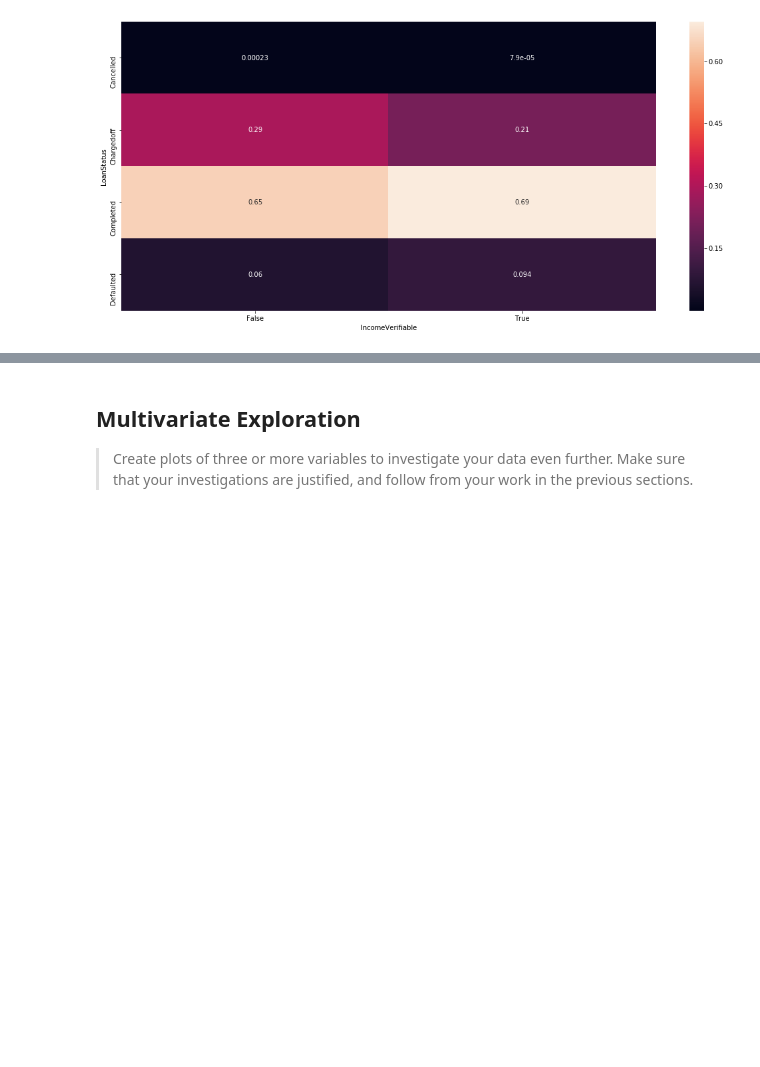
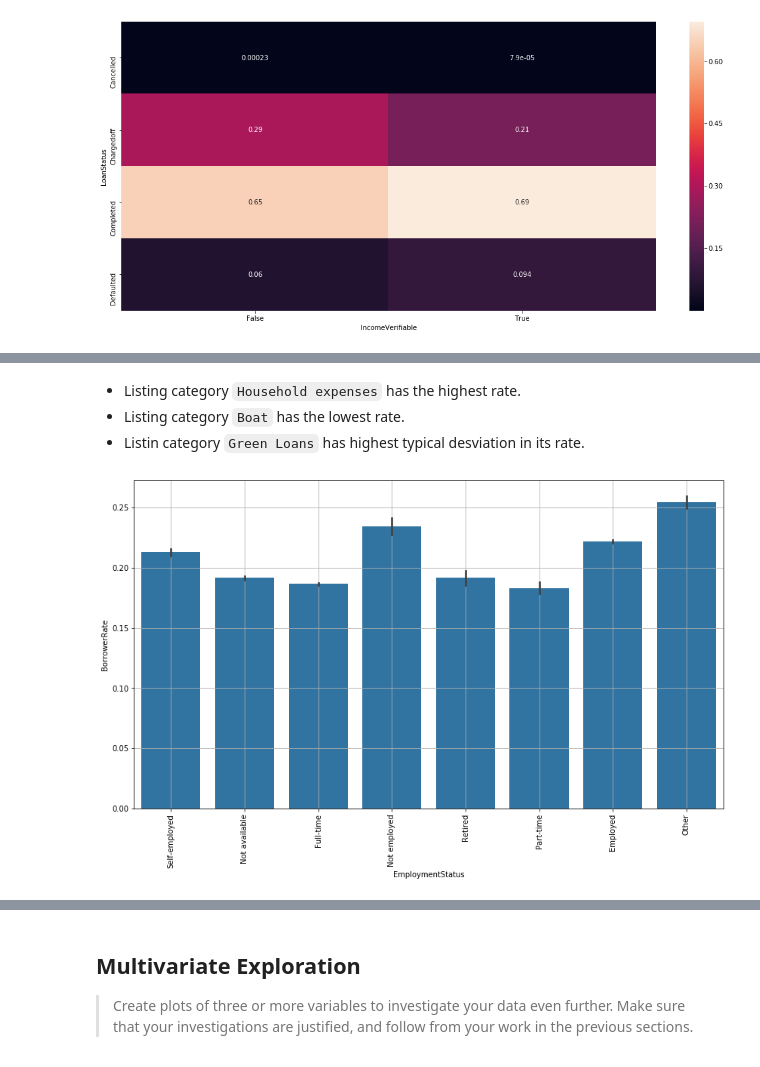
Before and after one commit to eduardoburgoa/prosper-loan, a Jupyter notebook: prosperLoanData_exploration.ipynb, the cells around one changed output, grey strips where cells are left out. Saved outputs shown, nothing was run; the diff lists cells and outputs as text; code cells hidden in the pictures; blank space fills up the shorter version.

```diff
--- a/prosperLoanData_exploration.ipynb
+++ b/prosperLoanData_exploration.ipynb
@@ -539,0 +554,12 @@ Verifiable income and Loan status does not seem not related.
+# %% [markdown]
+- Listing category `Household expenses` has the highest rate.
+- Listing category `Boat` has the lowest rate.
+- Listin category  `Green Loans` has highest typical desviation in its rate.
+# %%
+plt.figure(figsize=(14, 8))
+sb.barplot(data = df_closed, x = 'EmploymentStatus', y = 'BorrowerRate', color = base_color)
+plt.grid();
+plt.xticks(rotation='90')
+plt.show();
+# %% [output]
+[figure, added]
```
Also changed, not shown: parts of 13 cells of this notebook.
